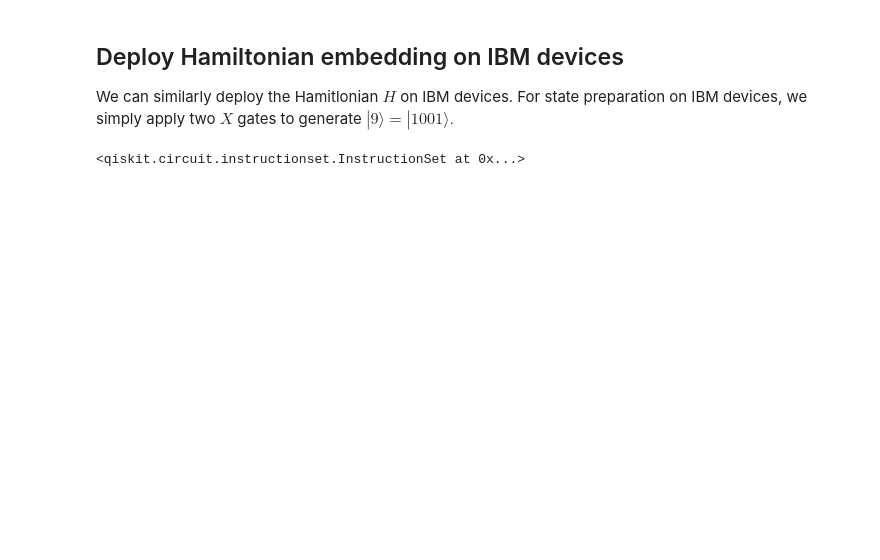
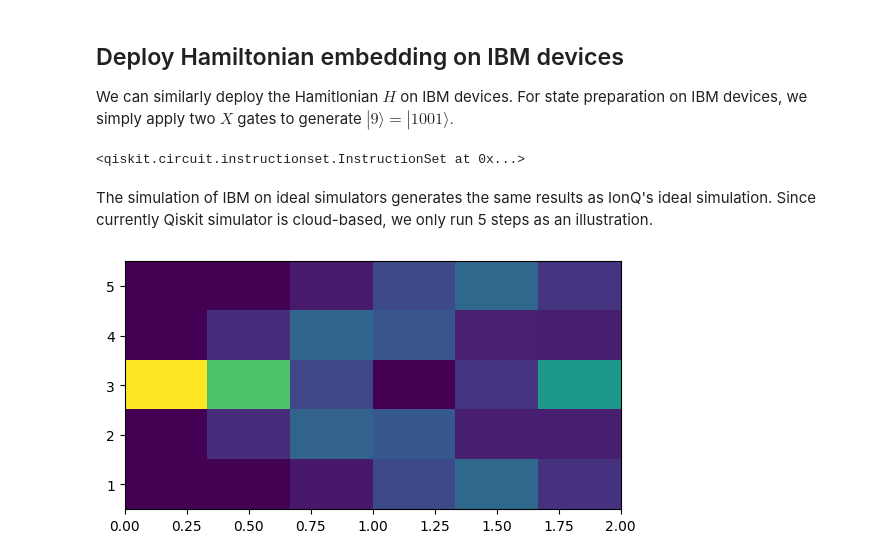
Before and after one commit to PicksPeng/SimuQ, a Jupyter notebook: notebooks/tutorials/2-qwalk.ipynb, the cells around one changed output. Saved outputs shown, nothing was run; the diff lists cells and outputs as text; code cells hidden in the pictures; blank space fills up the shorter version.

```diff
--- a/notebooks/tutorials/2-qwalk.ipynb
+++ b/notebooks/tutorials/2-qwalk.ipynb
@@ -378,6 +362,6 @@ We can similarly deploy the Hamitlonian $H$ on IBM devices. For state preparatio
 # %%
 from simuq.ibm import IBMProvider
 
-ibm = IBMProvider(from_file="../../../qiskit_APIKEY", hub="ibm-q-ornl", group="ornl", project="phy147")
+ibm = IBMProvider(from_file="../../qiskit_API_token", hub="ibm-q", group="open", project="main")
 # %%
 from qiskit import QuantumCircuit
@@ -386,12 +370,19 @@ state_prep.x(0)
 state_prep.x(3)
 # %% [output]
 <qiskit.circuit.instructionset.InstructionSet at 0x...>
+# %% [markdown]
+The simulation of IBM on ideal simulators generates the same results as IonQ's ideal simulation. Since currently Qiskit simulator is cloud-based, we only run 5 steps as an illustration.
 # %%
+steps = 5
+timestep = np.linspace(0, T, steps + 1)
+
 results_list = []
 for t in timestep:
     walk = chain_walk(N, t, g)
-    ibm.compile(walk, backend="ibmq_guadalupe", trotter_num=6,use_pulse=False, state_prep=state_prep)
-    ibm.run(on_simulator=True, shots=8192)
+    ibm.compile(walk, backend="ibmq_jakarta", trotter_num=6, use_pulse=False, state_prep=state_prep, verbose = -1)
+    ibm.run(on_simulator=True, shots=8192, verbose = -1)
     results_list.append(ibm.results(on_simulator=True))
 
 draw_results(steps, results_list)
+# %% [output]
+[figure, added]
```
Also changed, not shown: parts of 15 cells of this notebook, 7 other files.
